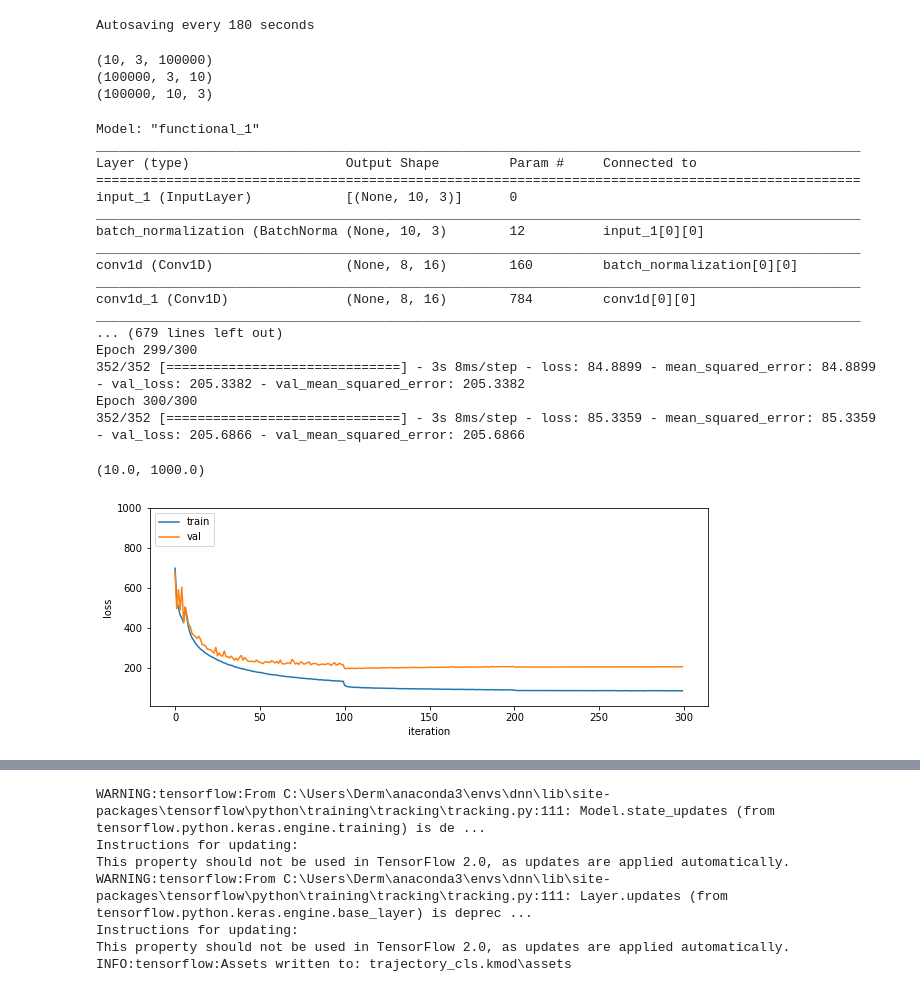
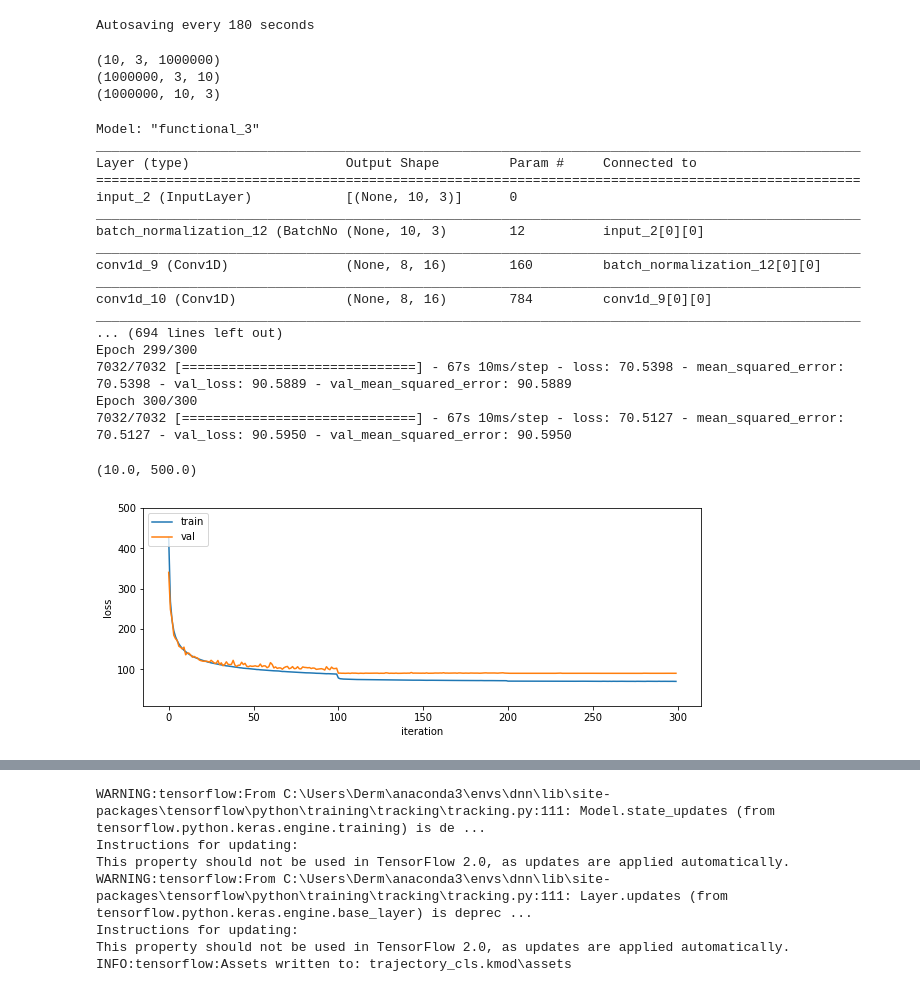
Before and after one commit to mcdermatt/dnn, a Jupyter notebook: human_pose_estimation/notebook.ipynb, the cells around one changed output, grey strips where cells are left out. Saved outputs shown, nothing was run; the diff lists cells and outputs as text; code cells hidden in the pictures.

Commit message:
can get MSE loss on linear force model down to 90 using 1M dataset, starting work on time varying endpoint force model

```diff
--- a/human_pose_estimation/notebook.ipynb
+++ b/human_pose_estimation/notebook.ipynb
@@ -29,7 +29,7 @@ Autosaving every 180 seconds
 
 #data comes from two files
 #1) n trajectories in xyz space, each length m
-traj = np.loadtxt(open("simulation/data/traj100k.txt", "rb"), delimiter=",")
+traj = np.loadtxt(open("simulation/data/traj1M.txt", "rb"), delimiter=",")
 trajPts = np.shape(traj)[0] #points per trajectory
 numTraj = np.shape(traj)[1]//3 #number of total trajectories
 #traj needs to be reshaped to a 3d numpy array
@@ -37,7 +37,7 @@ numTraj = np.shape(traj)[1]//3 #number of total trajectories
 
 
 #2) 7 joint angles at the end of the sequence
-jointPos = np.loadtxt(open("simulation/data/jointPos100k.txt", "rb"), delimiter=",")
+jointPos = np.loadtxt(open("simulation/data/jointPos1M.txt", "rb"), delimiter=",")
 
 # print(traj[-1])
 # print(jointPos[0])
@@ -57,9 +57,9 @@ print(np.shape(t)) #[numTraj, xyz, trajPts]
 t = np.swapaxes(t,1,2)
 print(np.shape(t))
 # %% [output]
-(10, 3, 100000)
-(100000, 3, 10)
-(100000, 10, 3)
+(10, 3, 1000000)
+(1000000, 3, 10)
+(1000000, 10, 3)
 # %%
 #Convert data from numpy to tensors
 
@@ -82,6 +82,24 @@ y_train = tf.convert_to_tensor(jointPos,np.float32)
 model = Net() #starting out with basic linear feedforward network (CNN wrote for CIFR-10 does not work with 2D data)
 
 runLen = 300
+
+# def scheduler(epoch, lr):
+#     part1 = runLen//50
+#     part2 = runLen//2
+#     part3 = 3*runLen//4
+
+#     if epoch < part1:
+#         lr = 0.05
+#         return lr
+#     if epoch >= part1 and epoch < part2:
+#         lr = 0.01
+#         return lr
+#     if epoch >= part2 and epoch < part3:
+#         lr = 0.001
+#         return lr
+#     if epoch >= part3:
+#         lr = 0.0001
+#         return lr
 
 def scheduler(epoch, lr):
     part1 = runLen//3
@@ -97,7 +115,6 @@ def scheduler(epoch, lr):
         lr = 0.0001
         return lr
 
-
 model.compile(
     optimizer=tf.keras.optimizers.Adam(lr=0.001),
     loss=tf.keras.losses.MeanSquaredError(),
@@ -108,36 +125,36 @@ print(summary)
 
 callback = tf.keras.callbacks.LearningRateScheduler(scheduler)
 
-#Train Model
-trace = model.fit(x=x_train, y=y_train, batch_size=256, epochs=runLen, verbose=1,
+#Train Model bs was 256
+trace = model.fit(x=x_train, y=y_train, batch_size=128, epochs=runLen, verbose=1,
                   validation_split=0.1, callbacks = [callback], shuffle=True)
 # %% [output]
-Model: "functional_1"
+Model: "functional_3"
 __________________________________________________________________________________________________
 Layer (type)                    Output Shape         Param #     Connected to
 ==================================================================================================
-input_1 (InputLayer)            [(None, 10, 3)]      0
+input_2 (InputLayer)            [(None, 10, 3)]      0
 __________________________________________________________________________________________________
-batch_normalization (BatchNorma (None, 10, 3)        12          input_1[0][0]
+batch_normalization_12 (BatchNo (None, 10, 3)        12          input_2[0][0]
 __________________________________________________________________________________________________
-conv1d (Conv1D)                 (None, 8, 16)        160         batch_normalization[0][0]
+conv1d_9 (Conv1D)               (None, 8, 16)        160         batch_normalization_12[0][0]
 __________________________________________________________________________________________________
-conv1d_1 (Conv1D)               (None, 8, 16)        784         conv1d[0][0]
+conv1d_10 (Conv1D)              (None, 8, 16)        784         conv1d_9[0][0]
 __________________________________________________________________________________________________
-... (679 lines left out)
+... (694 lines left out)
 Epoch 299/300
-352/352 [==============================] - 3s 8ms/step - loss: 84.8899 - mean_squared_error: 84.8899 - val_loss: 205.3382 - val_mean_squared_error: 205.3382
+7032/7032 [==============================] - 67s 10ms/step - loss: 70.5398 - mean_squared_error: 70.5398 - val_loss: 90.5889 - val_mean_squared_error: 90.5889
 Epoch 300/300
-352/352 [==============================] - 3s 8ms/step - loss: 85.3359 - mean_squared_error: 85.3359 - val_loss: 205.6866 - val_mean_squared_error: 205.6866
+7032/7032 [==============================] - 67s 10ms/step - loss: 70.5127 - mean_squared_error: 70.5127 - val_loss: 90.5950 - val_mean_squared_error: 90.5950
 # %%
 plt.subplot(2, 1, 1)
 plt.plot(trace.history['loss'], '-')
 plt.plot(trace.history['val_loss'], '-')
 plt.legend(['train', 'val'], loc='upper left')
 plt.xlabel('iteration')
 plt.ylabel('loss')
-plt.ylim(10,1000)
+plt.ylim(10,500)
 # %% [output]
-(10.0, 1000.0)
+(10.0, 500.0)
-[figure, old version]
+[figure, new version]
 # %%
```
Also changed, not shown: parts of 2 cells of this notebook, 13 other files.
